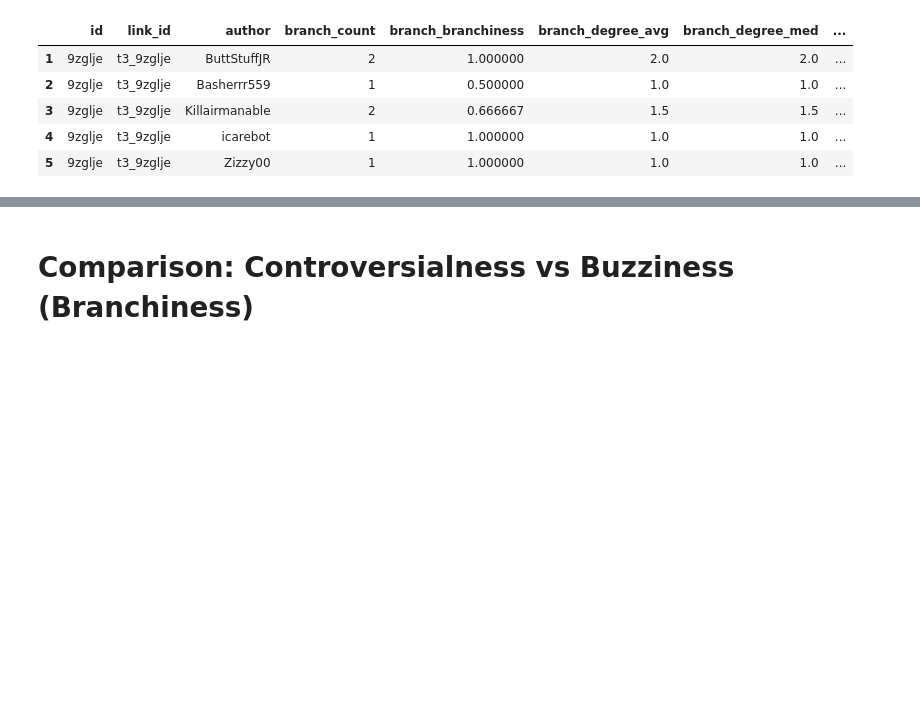
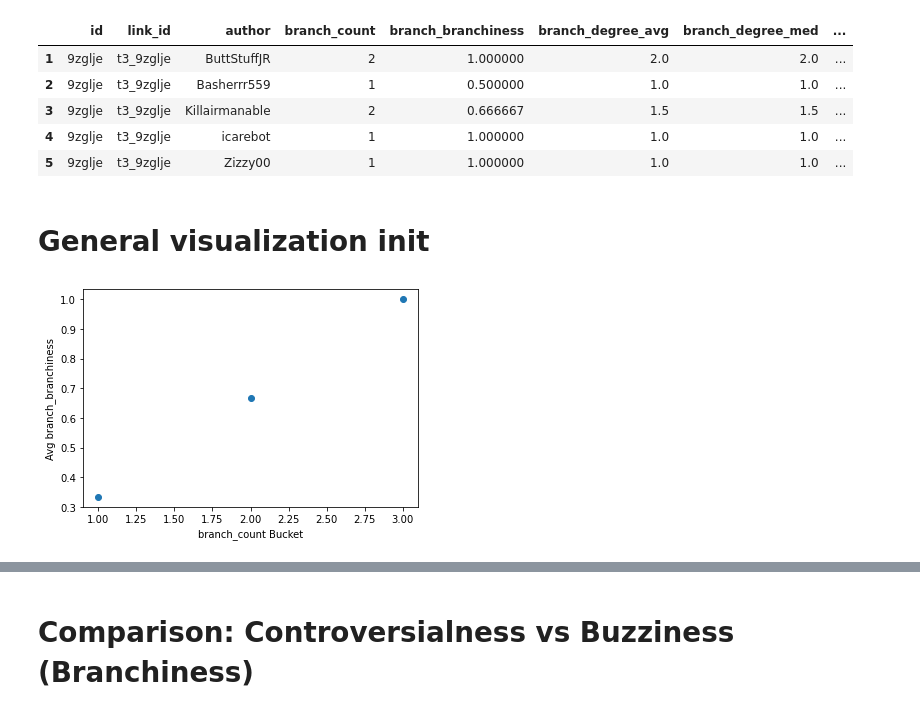
Before and after one commit to cephcyn/cornell_cs6742_a2, a Jupyter notebook: 02_analysis.ipynb, the cells around one changed output, grey strips where cells are left out. Drawn from its saved outputs; the diff is of its cells as text; code cells hidden in the pictures; blank space fills up the shorter version.

Commit message:
wrote generalized metric comparer vis

```diff
--- a/02_analysis.ipynb
+++ b/02_analysis.ipynb
@@ -140,3 +140,35 @@ peruserpost_df[:5]
 | 3 | 9zglje | t3_9zglje | Killairmanable | 2 | 0.666667 | 1.5 | 1.5 | ... |
 | 4 | 9zglje | t3_9zglje | icarebot | 1 | 1.000000 | 1.0 | 1.0 | ... |
 | 5 | 9zglje | t3_9zglje | Zizzy00 | 1 | 1.000000 | 1.0 | 1.0 | ... |
+# %% [markdown]
+# General visualization init
+# %%
+import matplotlib.pyplot as plt
+import numpy as np
+
+def vis_x_y_valuebound(data_df, x_bins, x_prop, y_prop):
+    temp_df = data_df
+
+    # Get bounds for numeric x-target
+    x_bounds = (temp_df[x_prop].min(), temp_df[x_prop].max())
+
+    # Bucket into bounded values for numeric x-target
+    temp = [(i/x_bins, (i+1)/x_bins) for i in range(x_bins)]
+    temp = [
+        (x_bounds[0]+b_lo*(x_bounds[1]-x_bounds[0]), x_bounds[0]+b_hi*(x_bounds[1]-x_bounds[0]))
+        for (b_lo,b_hi) in temp
+    ]
+    temp = [temp_df[temp_df[x_prop]>=b_lo][temp_df[x_prop]<=b_hi] for (b_lo,b_hi) in temp]
+    temp = [(i[x_prop], i[y_prop]) for i in temp]
+
+    _ = plt.scatter(
+        [sum(x)/len(x) for (x,_) in temp],
+        [sum(y)/len(y) for (_,y) in temp]
+    )
+    _ = plt.xlabel(f'{x_prop} Bucket')
+    _ = plt.ylabel(f'Avg {y_prop}')
+    plt.show()
+
+vis_x_y_valuebound(peruserpost_df[peruserpost_df['comment_count']==3], 3, 'branch_count', 'branch_branchiness')
+# %% [output]
+[figure, added]
```
Also changed, not shown: parts of 8 cells of this notebook.
